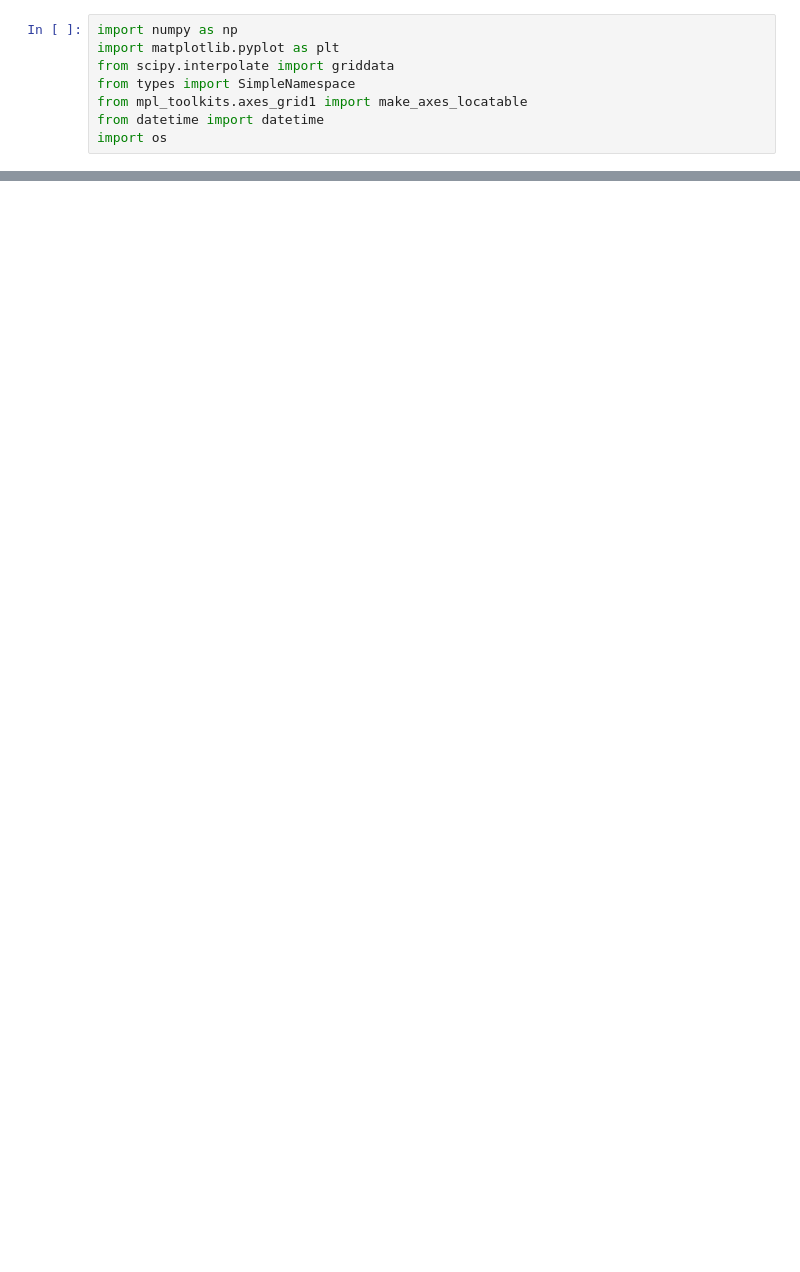
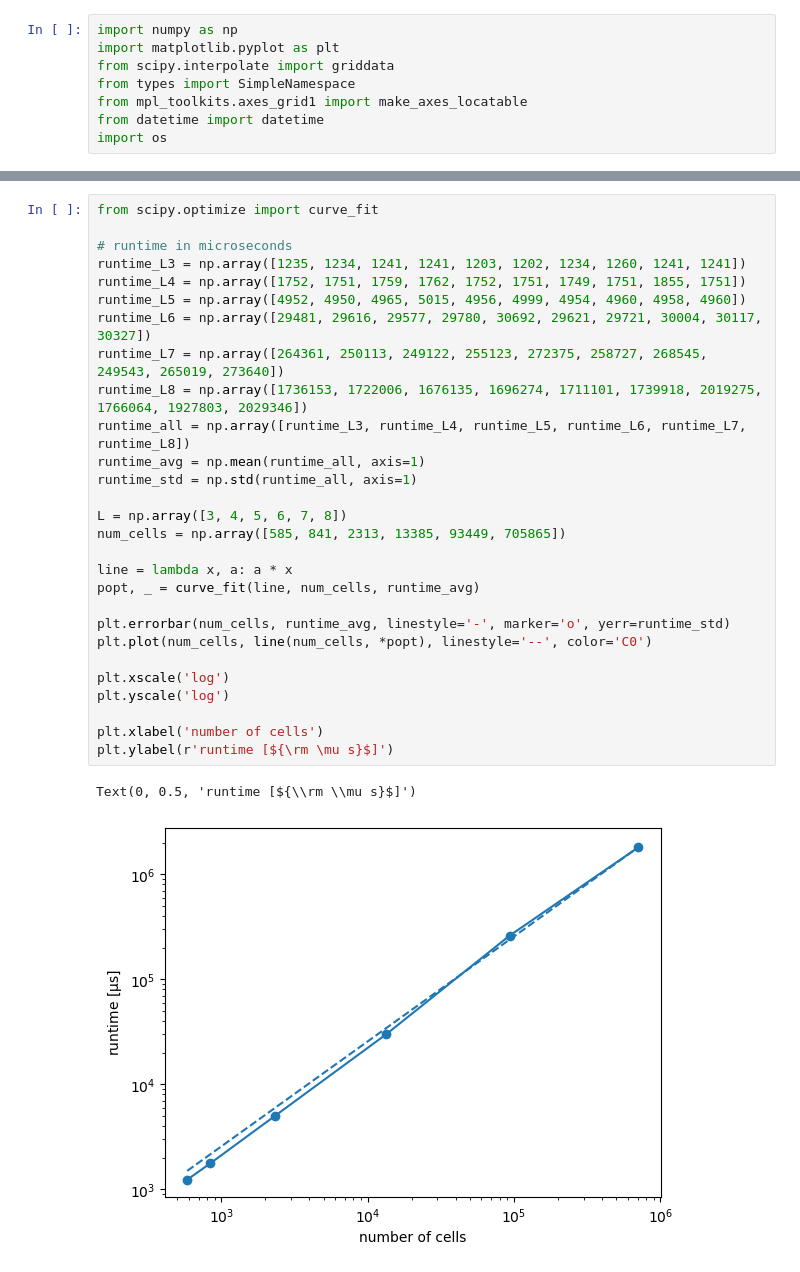
Before and after one commit to 314152718/amr-gpu, a Jupyter notebook: visualize.ipynb, the cells around one changed output, grey strips where cells are left out. Cells and saved outputs as stored; diff of their text form; blank space fills up the shorter version.

```diff
--- a/visualize.ipynb
+++ b/visualize.ipynb
@@ -103,0 +132,31 @@ Text(0, 0.5, '$N_{\\rm cells}$')
+# %%
+from scipy.optimize import curve_fit
+
+# runtime in microseconds
+runtime_L3 = np.array([1235, 1234, 1241, 1241, 1203, 1202, 1234, 1260, 1241, 1241])
+runtime_L4 = np.array([1752, 1751, 1759, 1762, 1752, 1751, 1749, 1751, 1855, 1751])
+runtime_L5 = np.array([4952, 4950, 4965, 5015, 4956, 4999, 4954, 4960, 4958, 4960])
+runtime_L6 = np.array([29481, 29616, 29577, 29780, 30692, 29621, 29721, 30004, 30117, 30327])
+runtime_L7 = np.array([264361, 250113, 249122, 255123, 272375, 258727, 268545, 249543, 265019, 273640])
+runtime_L8 = np.array([1736153, 1722006, 1676135, 1696274, 1711101, 1739918, 2019275, 1766064, 1927803, 2029346])
+runtime_all = np.array([runtime_L3, runtime_L4, runtime_L5, runtime_L6, runtime_L7, runtime_L8])
+runtime_avg = np.mean(runtime_all, axis=1)
+runtime_std = np.std(runtime_all, axis=1)
+
+L = np.array([3, 4, 5, 6, 7, 8])
+num_cells = np.array([585, 841, 2313, 13385, 93449, 705865])
+
+line = lambda x, a: a * x
+popt, _ = curve_fit(line, num_cells, runtime_avg)
+
+plt.errorbar(num_cells, runtime_avg, linestyle='-', marker='o', yerr=runtime_std)
+plt.plot(num_cells, line(num_cells, *popt), linestyle='--', color='C0')
+
+plt.xscale('log')
+plt.yscale('log')
+
+plt.xlabel('number of cells')
+plt.ylabel(r'runtime [${\rm \mu s}$]')
+# %% [output]
+Text(0, 0.5, 'runtime [${\\rm \\mu s}$]')
+[figure, added]
```
Also changed, not shown: parts of 11 cells of this notebook.
